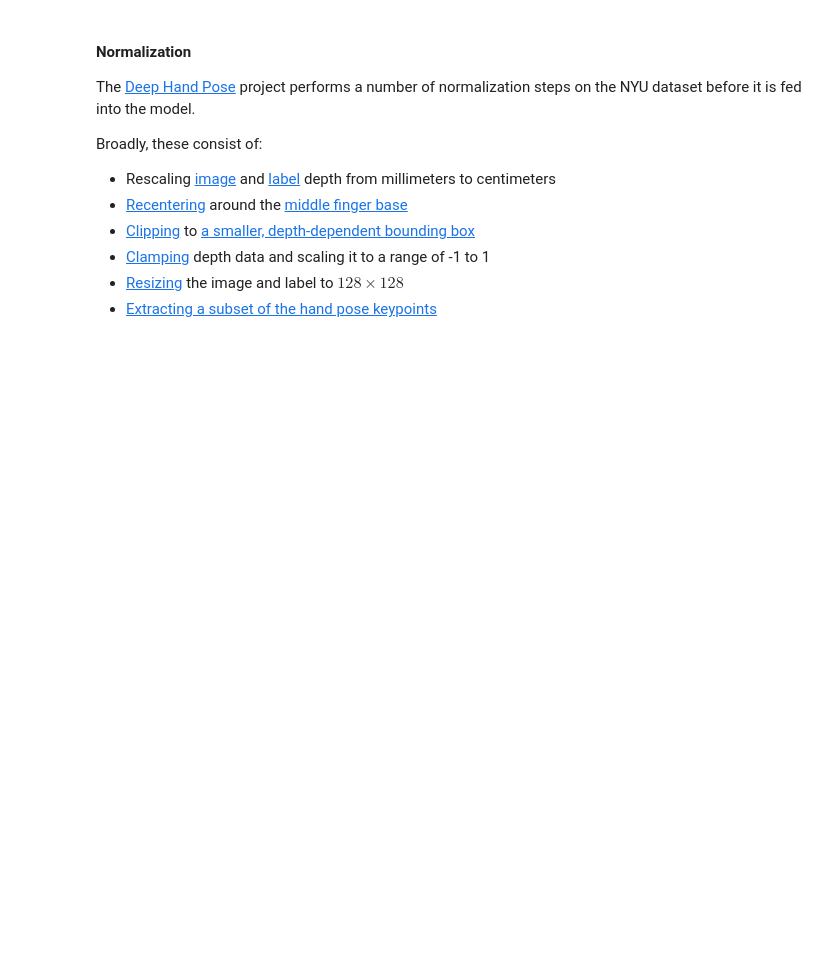
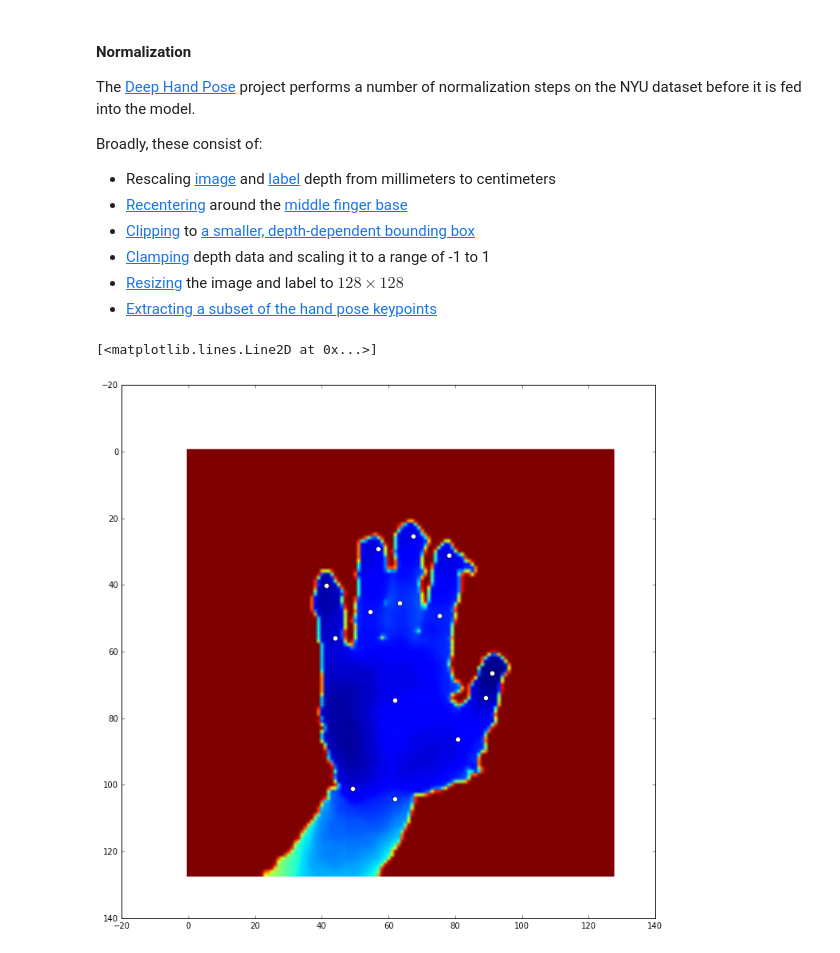
Before and after one commit to zanecodes/thesis, a Jupyter notebook: src/data.ipynb, the cells around one changed output. Cells and saved outputs as stored; diff of their text form; code cells hidden in the pictures; blank space fills up the shorter version.

```diff
--- a/src/data.ipynb
+++ b/src/data.ipynb
@@ -272,0 +309,10 @@ dataset.close()
+# %%
+demo_image = dataset['image/train'][0]
+demo_label = dataset['label/train'][0]
+
+plt.figure(figsize=(12, 12))
+plt.imshow(demo_image.squeeze())
+plt.plot(demo_label[::2], demo_label[1::2], 'wo')
+# %% [output]
+[<matplotlib.lines.Line2D at 0x...>]
+[figure, added]
```
Also changed, not shown: parts of 9 cells of this notebook.
